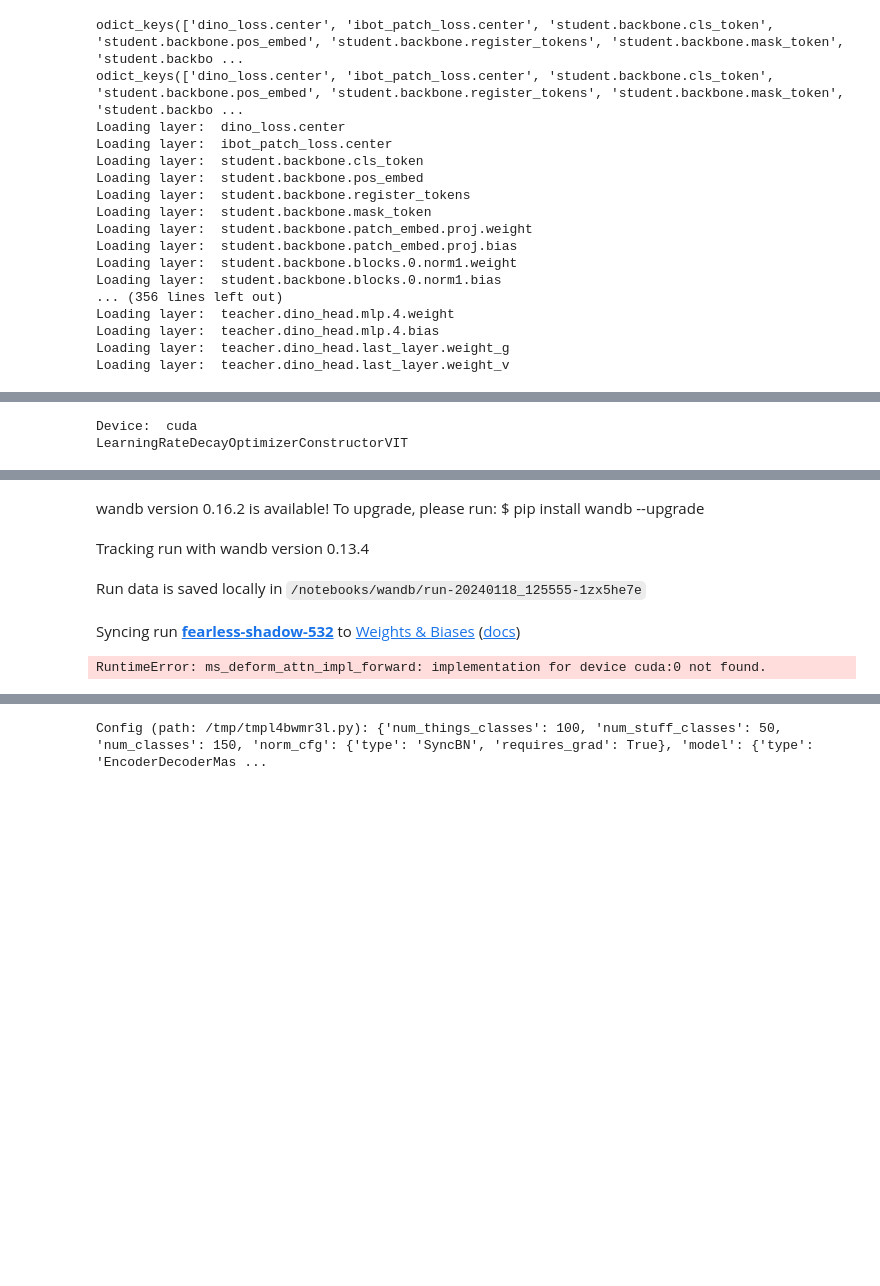
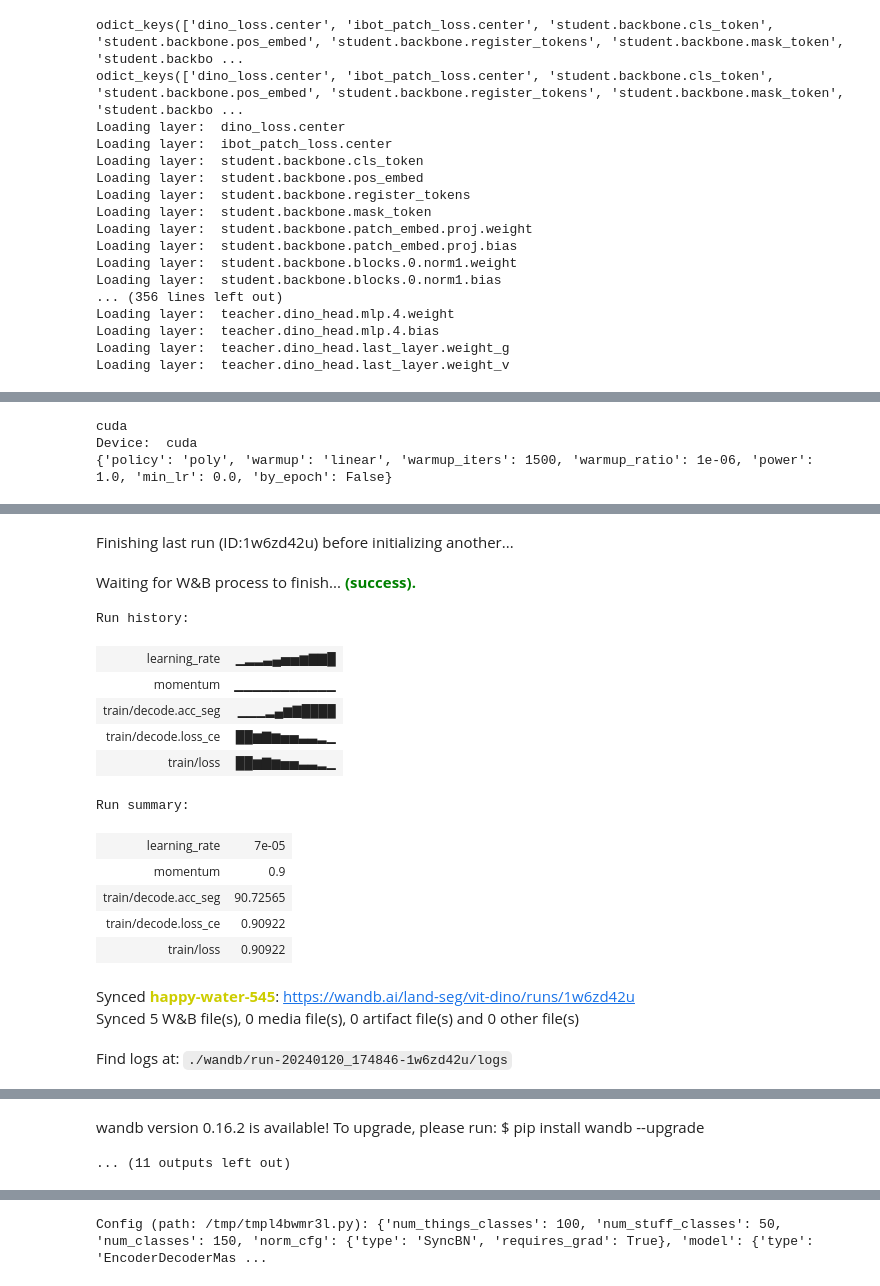
Before and after one commit to Sajtospoga01/vit, a Jupyter notebook: vision_transformer_prot.ipynb, the cells around one changed output, grey strips where cells are left out. Saved outputs shown, nothing was run; the diff lists cells and outputs as text; code cells hidden in the pictures; blank space fills up the shorter version.

```diff
--- a/vision_transformer_prot.ipynb
+++ b/vision_transformer_prot.ipynb
@@ -1307,9 +1343,13 @@ wandb: Waiting for W&B process to finish... (failed 255). Press Control-C to abo
 # %%
-
+import src.dinov2.eval.segmentation.hooks
 device = torch.device("cuda" if torch.cuda.is_available() else "cpu")
+print(device)
+Dino2ModelHandler.to(device)
 model = model.to(device)
 print("Device: ",device)
+
 model = MMDataParallel(model, device_ids=[0])  # Single GPU
+
 
 # Move your model to the selected device
 
@@ -1328,7 +1368,8 @@ data_loaders = [
     ) for ds in datasets
 ]
 cfg.log_config.hooks[1].init_kwargs.config = cfg
-print(cfg.optimizer.constructor)
+# print(cfg.optimizer.constructor)
+
 optimizer = build_optimizer(model, cfg.optimizer)
 
 # criterion
@@ -1342,6 +1383,7 @@ runner = build_runner(cfg.runner, default_args=dict(
     # meta=cfg.get('meta', None)
     )
 )
+print(cfg.lr_config)
 
 runner.register_training_hooks(
     lr_config=cfg.lr_config,
@@ -1374,2 +1416,3 @@ with torch.autograd.detect_anomaly():
+cuda
 Device:  cuda
-LearningRateDecayOptimizerConstructorVIT
+{'policy': 'poly', 'warmup': 'linear', 'warmup_iters': 1500, 'warmup_ratio': 1e-06, 'power': 1.0, 'min_lr': 0.0, 'by_epoch': False}
@@ -1393,5 +1419,17 @@ LearningRateDecayOptimizerConstructorVIT
-wandb version 0.16.2 is available! To upgrade, please run: $ pip install wandb --upgrade
+Finishing last run (ID:1w6zd42u) before initializing another...
-Tracking run with wandb version 0.13.4
+Waiting for W&B process to finish... (success).
+Run history:
+| learning_rate | ▁▂▂▃▄▅▅▆▇▇█ |
+| momentum | ▁▁▁▁▁▁▁▁▁▁▁ |
+| train/decode.acc_seg | ▁▁▁▂▄▆▇████ |
+| train/decode.loss_ce | ██▆▇▆▅▅▃▃▂▁ |
+| train/loss | ██▆▇▆▅▅▃▃▂▁ |
+Run summary:
+| learning_rate | 7e-05 |
+| momentum | 0.9 |
+| train/decode.acc_seg | 90.72565 |
+| train/decode.loss_ce | 0.90922 |
+| train/loss | 0.90922 |
-Run data is saved locally in /notebooks/wandb/run-20240118_125555-1zx5he7e
+Synced happy-water-545: https://wandb.ai/land-seg/vit-dino/runs/1w6zd42u
+Synced 5 W&B file(s), 0 media file(s), 0 artifact file(s) and 0 other file(s)
-Syncing run fearless-shadow-532 to Weights & Biases (docs)
+Find logs at: ./wandb/run-20240120_174846-1w6zd42u/logs
-RuntimeError: ms_deform_attn_impl_forward: implementation for device cuda:0 not found.
@@ -1397,0 +1437,2 @@ RuntimeError: ms_deform_attn_impl_forward: implementation for device cuda:0 not
+wandb version 0.16.2 is available! To upgrade, please run: $ pip install wandb --upgrade
+... (11 outputs left out)
```
Also changed, not shown: parts of 13 cells of this notebook, 6 other files.
